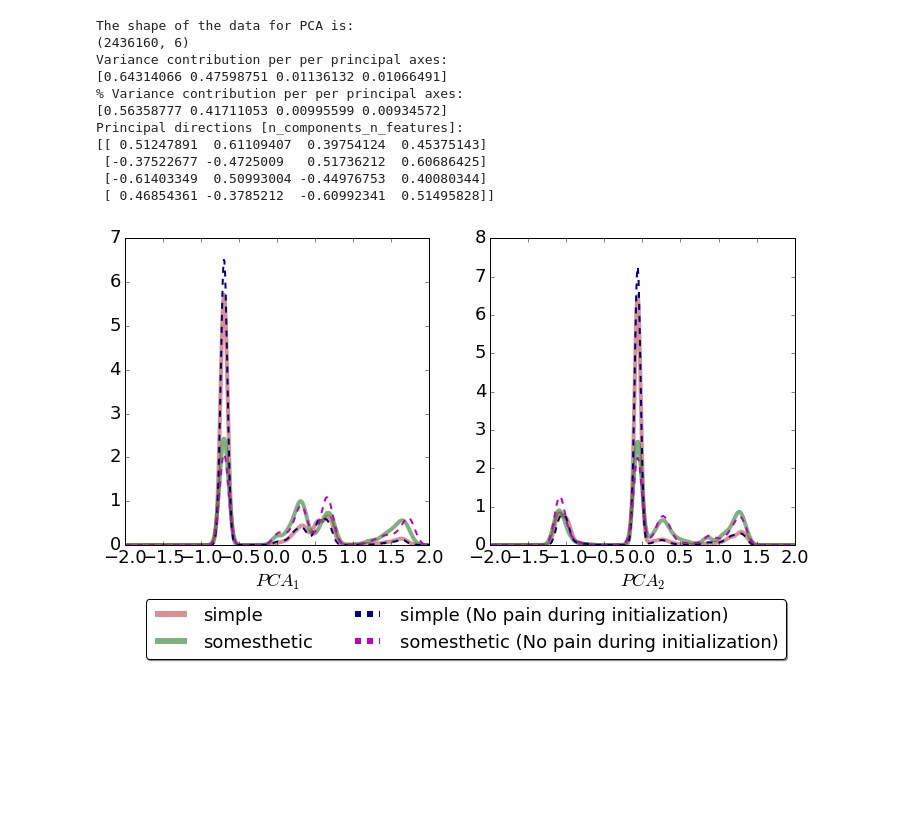
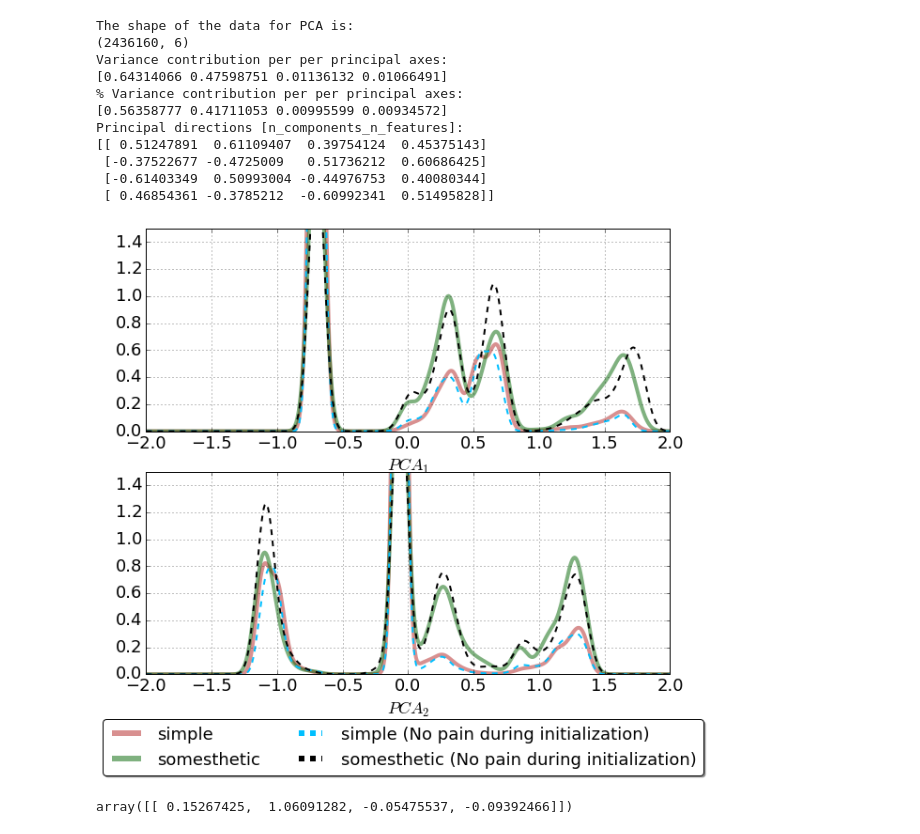
Before and after one commit to yumilceh/artificialbabbling, a Jupyter notebook: exploration/executables/March18/pca_kde_sensor_chapter5.ipynb, the cells around one changed output. Cells and saved outputs as stored; diff of their text form; code cells hidden in the pictures; blank space fills up the shorter version.

```diff
--- a/exploration/executables/March18/pca_kde_sensor_chapter5.ipynb
+++ b/exploration/executables/March18/pca_kde_sensor_chapter5.ipynb
@@ -17,7 +17,8 @@ import matplotlib
 from scipy.stats import pearsonr, shapiro, anderson
 from scipy.spatial import ConvexHull
 
-colors_ = ['firebrick', 'darkgreen', 'navy', 'm', 'deepskyblue', 'goldenrod', 'black', 'grey']
+colors_ = ['firebrick', 'darkgreen', 'deepskyblue', 'black', 'navy', 'grey', 'm', 'goldenrod']
+
 
 from exploration.data.data import load_sim_h5_v2 as load_sim_h5
 from exploration.data.PlotTools import *
@@ -122,35 +123,41 @@ def plotPDFx_y(axes, pdf_data, color, ls='-', lw=3.5, alpha=0.4):
     x_grid = pdf_data['x_grid']
     y_grid = pdf_data['y_grid']
 
     pdf_x = pdf_data['PDFx_']
     pdf_y = pdf_data['PDFy_']
 
     axes[0].plot(x_grid, pdf_x, color=color, alpha=alpha, lw=lw, ls=ls)
     axes[0].set_xlim(-2, 2)
 
     axes[1].plot(y_grid, pdf_y, color=color, alpha=alpha, lw=lw, ls=ls)
     axes[1].set_xlim(-2, 2)
 
-matplotlib.rcParams['figure.figsize'] = (12.0, 5.5)
+matplotlib.rcParams['figure.figsize'] = (10.0, 8.5)
 matplotlib.rcParams.update({'font.size': 18})
 
-fig, axes = plt.subplots(1,2)
+fig, axes = plt.subplots(2,1)
 lgd_ = []
 ls_ = ['-','-','--','--']
 lw = [4,4,2,2]
 a = [0.5,0.5,1,1]
 for i, (pdf,lgd_k) in enumerate(zip(pdf_data,legends)):
     plotPDFx_y(axes, pdf, colors_[i], ls=ls_[i], lw=lw[i], alpha=a[i])
     lgd_ += lgd_k
 plt.sca(axes[0])
 plt.xlabel('$PCA_1$')
 plt.sca(axes[1])
 plt.xlabel('$PCA_2$')
 
-lgd = plt.legend(legends,ncol=2,loc='lower right', fontsize=18, bbox_to_anchor=(1, -0.4),
+lgd = plt.legend(legends,ncol=2,loc='lower right', fontsize=18, bbox_to_anchor=(1.08, -0.54),
           fancybox=True, shadow=True)
 for legobj in lgd.legendHandles:
     legobj.set_linewidth(6.0)
+for legobj in lgd.legendHandles:
+    legobj.set_linewidth(6.0)
+for ax in axes:
+    plt.sca(ax)
+    plt.grid(True)
+    plt.ylim([0,1.5])
 # %% [output]
-[figure, old version]
+[figure, new version]
 # %%
@@ -158 +165,5 @@ fig.savefig('/home/yumilceh/Dropbox/Aplicaciones/ShareLaTeX/PhD_Thesis/chapters/
                format='eps', dpi=1000,bbox_extra_artists=(lgd,), bbox_inches='tight')
+# %%
+pca.transform([0,0,1,1])
+# %% [output]
+array([[ 0.15267425,  1.06091282, -0.05475537, -0.09392466]])
```
Also changed, not shown: parts of 1 cell of this notebook, 3 other files.
